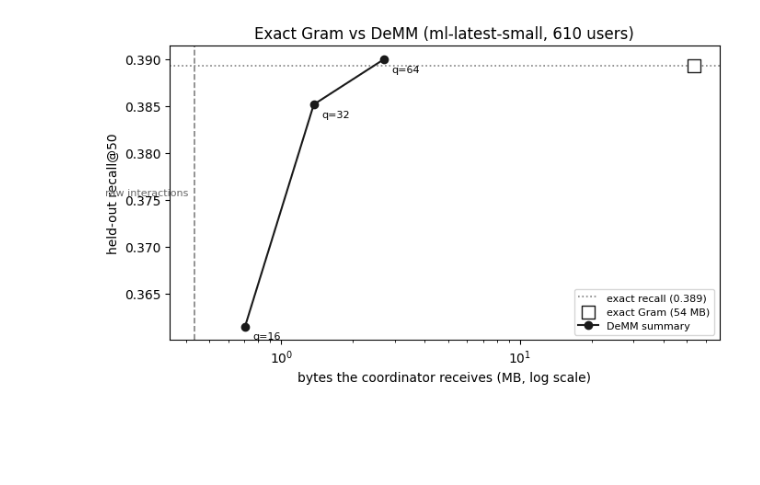
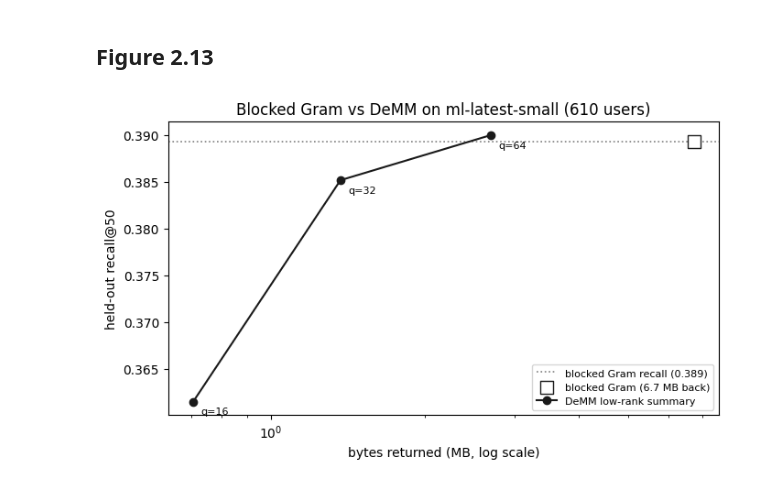
Before and after one commit to ryan-story/Decentralized_Parallel_Computing, a Jupyter notebook: Ch02/experiment_harness.ipynb, the cells around one changed output. Saved outputs shown, nothing was run; the diff lists cells and outputs as text; code cells hidden in the pictures; blank space fills up the shorter version.

```diff
--- a/Ch02/experiment_harness.ipynb
+++ b/Ch02/experiment_harness.ipynb
@@ -213,0 +191,19 @@ grows with them, so the crossover needs enough users. Switch `DATASET` to
+# %%
+print(f"{'rank':>6}{'exact normalizer':>21}{'from the factors':>21}{'cost':>8}")
+for q in RANKS:
+    m = models[q]
+    exact_r = recall_at_50(lambda liked, m=m: demm_gram.recommend(m, liked, top_n=50))
+
+    approx = dict(m)                    # same factors, normalizer taken FROM them
+    approx["diag"] = np.clip(
+        sum((np.asarray(F) ** 2).sum(axis=1) for F in m["factors"]), 1e-9, None)
+    approx_r = recall_at_50(lambda liked, a=approx: demm_gram.recommend(a, liked, top_n=50))
+
+    print(f"{q:6}{exact_r:14.4f} ({100 * exact_r / base:3.0f}%)"
+          f"{approx_r:14.4f} ({100 * approx_r / base:3.0f}%)"
+          f"{100 * (exact_r - approx_r) / exact_r:7.0f}%")
+
+print()
+print("A higher-rank fit reproduces the dominant diagonal more faithfully, and that")
+print("diagonal is each item's own interaction count, so a faithful reproduction is")
+print("exactly what floods the recommendations with whatever is most popular.")
@@ -214,24 +219,25 @@ grows with them, so the crossover needs enough users. Switch `DATASET` to
+# %% [markdown]
+## Figure 2.13
 # %%
+import matplotlib.pyplot as plt
+
+fig, ax = plt.subplots(figsize=(7.0, 4.2))
 demm_rows = [r for r in rows if r[0].startswith("DeMM")]
-xs = [mb for _, mb, _ in demm_rows]
-ys = [rec for _, _, rec in demm_rows]
-
-fig, ax = plt.subplots(figsize=(7, 4.2))
-ax.axhline(rec_exact, ls=":", color="0.5", lw=1.2, label=f"exact recall ({rec_exact:.3f})")
-ax.scatter([exact_mb], [rec_exact], s=90, marker="s", facecolor="white",
-           edgecolor="#1a1a1a", zorder=5, label=f"exact Gram ({exact_mb:,.0f} MB)")
-ax.plot(xs, ys, "-o", color="#1a1a1a", zorder=4, label="DeMM summary")
-for q, x, y in zip(RANKS, xs, ys):
-    ax.annotate(f"q={q}", (x, y), textcoords="offset points", xytext=(6, -10), fontsize=8)
-ax.axvline(raw_mb, ls="--", color="0.5", lw=1.2)
-ax.text(raw_mb, 0.5 * (min(ys) + max(ys)), "raw interactions  ", fontsize=8,
-        color="0.4", va="center", ha="right")
+ax.axhline(base, ls=":", color="0.5", lw=1.2, label=f"blocked Gram recall ({base:.3f})")
+ax.scatter([rows[0][2] / MB], [base], s=90, marker="s", facecolor="white",
+           edgecolor="#1a1a1a", zorder=5,
+           label=f"blocked Gram ({rows[0][2] / MB:,.1f} MB back)")
+ax.plot([r[2] / MB for r in demm_rows], [r[3] for r in demm_rows], "-o",
+        color="#1a1a1a", zorder=4, label="DeMM low-rank summary")
+for (name, _o, back, rec), q in zip(demm_rows, RANKS):
+    ax.annotate(f"q={q}", (back / MB, rec), textcoords="offset points",
+                xytext=(6, -10), fontsize=8)
 ax.set_xscale("log")
-ax.set_xlabel("bytes the coordinator receives (MB, log scale)")
+ax.set_xlabel("bytes returned (MB, log scale)")
 ax.set_ylabel("held-out recall@50")
-ax.set_title(f"Exact Gram vs DeMM ({info['dataset']}, {n_users:,} users)")
+ax.set_title(f"Blocked Gram vs DeMM on {info['dataset']} ({n_users:,} users)")
 ax.legend(fontsize=8, loc="lower right")
 fig.tight_layout()
 plt.show()
 # %% [output]
-[figure, old version]
+[figure, new version]
```
Also changed, not shown: parts of 24 cells of this notebook, 2 other files.
